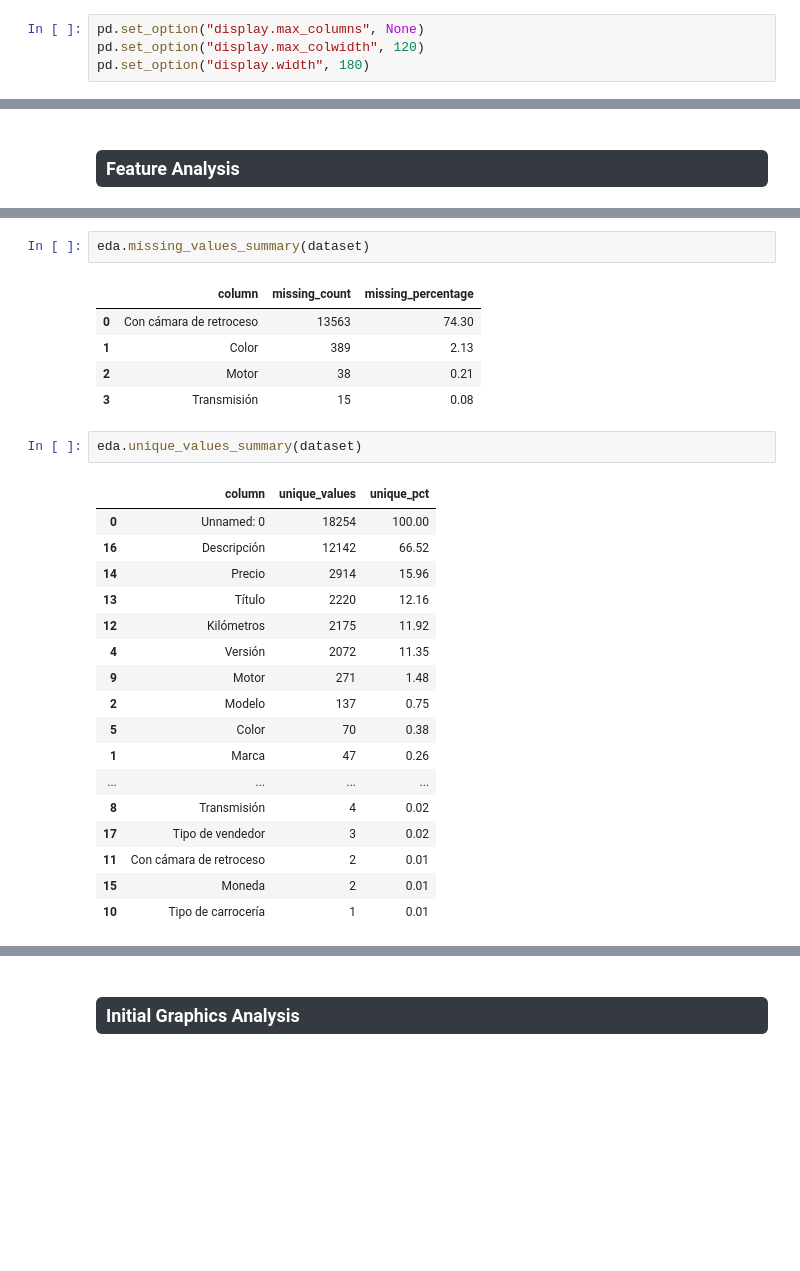
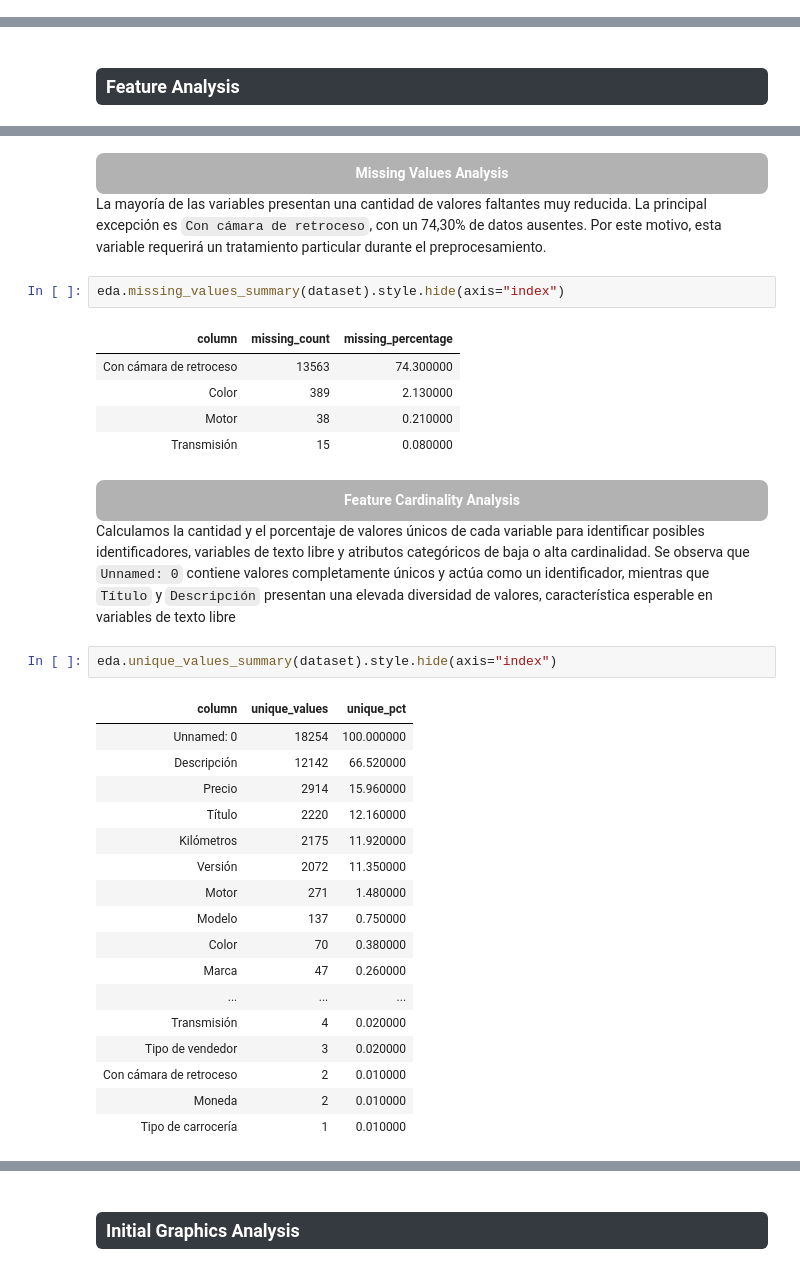
Before and after one commit to abrildiaco/TP_Final_ML, a Jupyter notebook: notebooks/eda.ipynb, the cells around one changed output, grey strips where cells are left out. Drawn from its saved outputs; the diff is of its cells as text; blank space fills up the shorter version.

```diff
--- a/notebooks/eda.ipynb
+++ b/notebooks/eda.ipynb
@@ -65,9 +69,5 @@ TARGET = "Precio"
 
 X = dataset.drop(columns = [TARGET])
 y = dataset[TARGET]
-# %%
-pd.set_option("display.max_columns", None)
-pd.set_option("display.max_colwidth", 120)
-pd.set_option("display.width", 180)
 # %% [markdown]
 <h3 style="background-color: #343a40; color: #ffffff; display: inline-block; padding: 6px 10px; border-radius: 6px;">
@@ -118,28 +110,54 @@ eda.duplicate_rows_summary(dataset)
+# %% [markdown]
+<div style="
+    text-align: center;
+    background-color: rgba(0, 0, 0, 0.3);
+    color: white;
+    padding: 10px;
+    border-radius: 8px;
+    font-weight: bold;
+">
+Missing Values Analysis
+</div>
+
+La mayoría de las variables presentan una cantidad de valores faltantes muy reducida. La principal excepción es `Con cámara de retroceso`, con un 74,30% de datos ausentes. Por este motivo, esta variable requerirá un tratamiento particular durante el preprocesamiento.
 # %%
-eda.missing_values_summary(dataset)
+eda.missing_values_summary(dataset).style.hide(axis="index")
 # %% [output]
-|  | column | missing_count | missing_percentage |
-| 0 | Con cámara de retroceso | 13563 | 74.30 |
-| 1 | Color | 389 | 2.13 |
-| 2 | Motor | 38 | 0.21 |
-| 3 | Transmisión | 15 | 0.08 |
+| column | missing_count | missing_percentage |
+| Con cámara de retroceso | 13563 | 74.300000 |
+| Color | 389 | 2.130000 |
+| Motor | 38 | 0.210000 |
+| Transmisión | 15 | 0.080000 |
+# %% [markdown]
+<div style="
+    text-align: center;
+    background-color: rgba(0, 0, 0, 0.3);
+    color: white;
+    padding: 10px;
+    border-radius: 8px;
+    font-weight: bold;
+">
+Feature Cardinality Analysis
+</div>
+
+Calculamos la cantidad y el porcentaje de valores únicos de cada variable para identificar posibles identificadores, variables de texto libre y atributos categóricos de baja o alta cardinalidad. Se observa que `Unnamed: 0` contiene valores completamente únicos y actúa como un identificador, mientras que `Título` y `Descripción` presentan una elevada diversidad de valores, característica esperable en variables de texto libre
 # %%
-eda.unique_values_summary(dataset)
+eda.unique_values_summary(dataset).style.hide(axis="index")
 # %% [output]
-|  | column | unique_values | unique_pct |
-| 0 | Unnamed: 0 | 18254 | 100.00 |
-| 16 | Descripción | 12142 | 66.52 |
-| 14 | Precio | 2914 | 15.96 |
-| 13 | Título | 2220 | 12.16 |
-| 12 | Kilómetros | 2175 | 11.92 |
-| 4 | Versión | 2072 | 11.35 |
-| 9 | Motor | 271 | 1.48 |
-| 2 | Modelo | 137 | 0.75 |
-| 5 | Color | 70 | 0.38 |
-| 1 | Marca | 47 | 0.26 |
-| ... | ... | ... | ... |
-| 8 | Transmisión | 4 | 0.02 |
-| 17 | Tipo de vendedor | 3 | 0.02 |
-| 11 | Con cámara de retroceso | 2 | 0.01 |
-| 15 | Moneda | 2 | 0.01 |
-| 10 | Tipo de carrocería | 1 | 0.01 |
+| column | unique_values | unique_pct |
+| Unnamed: 0 | 18254 | 100.000000 |
+| Descripción | 12142 | 66.520000 |
+| Precio | 2914 | 15.960000 |
+| Título | 2220 | 12.160000 |
+| Kilómetros | 2175 | 11.920000 |
+| Versión | 2072 | 11.350000 |
+| Motor | 271 | 1.480000 |
+| Modelo | 137 | 0.750000 |
+| Color | 70 | 0.380000 |
+| Marca | 47 | 0.260000 |
+| ... | ... | ... |
+| Transmisión | 4 | 0.020000 |
+| Tipo de vendedor | 3 | 0.020000 |
+| Con cámara de retroceso | 2 | 0.010000 |
+| Moneda | 2 | 0.010000 |
+| Tipo de carrocería | 1 | 0.010000 |
```
Also changed, not shown: parts of 35 cells of this notebook, 5 other files.
